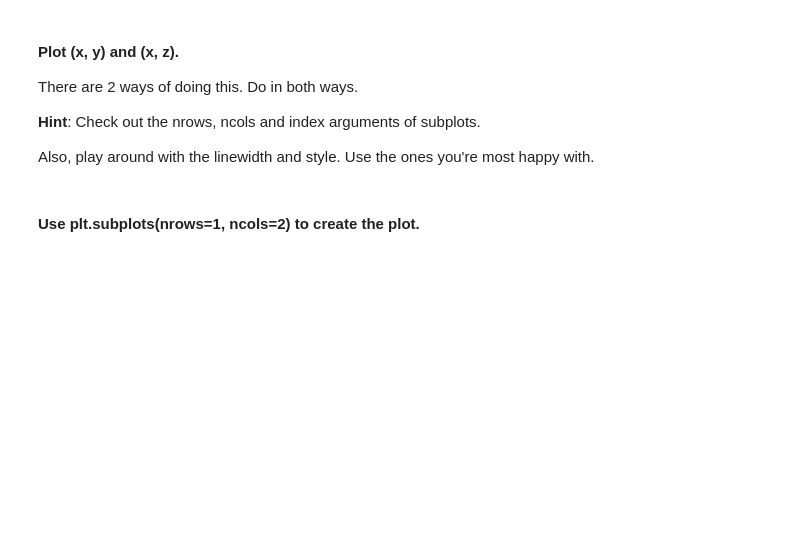
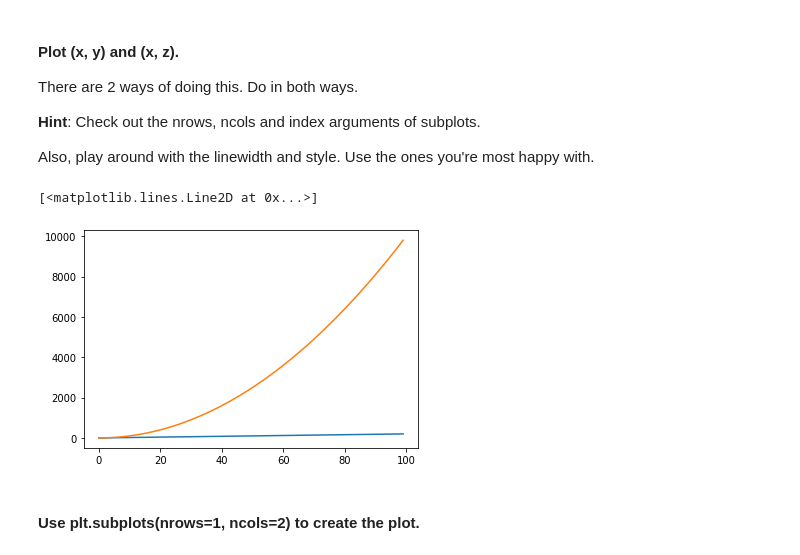
Before and after one commit to ta-datapt-bcn/lab-matplotlib-seaborn, a Jupyter notebook: your-code/main.ipynb, the cells around one changed output. Saved outputs shown, nothing was run; the diff lists cells and outputs as text; code cells hidden in the pictures; blank space fills up the shorter version.

```diff
--- a/your-code/main.ipynb
+++ b/your-code/main.ipynb
@@ -28,2 +30,9 @@ Also, play around with the linewidth and style. Use the ones you're most happy w
+# %%
+# Method 1
+plt.plot(x,y)
+plt.plot(x,z)
+# %% [output]
+[<matplotlib.lines.Line2D at 0x...>]
+[figure, added]
 # %% [markdown]
 #### Use plt.subplots(nrows=1, ncols=2) to create the plot.
```
Also changed, not shown: parts of 47 cells of this notebook.
